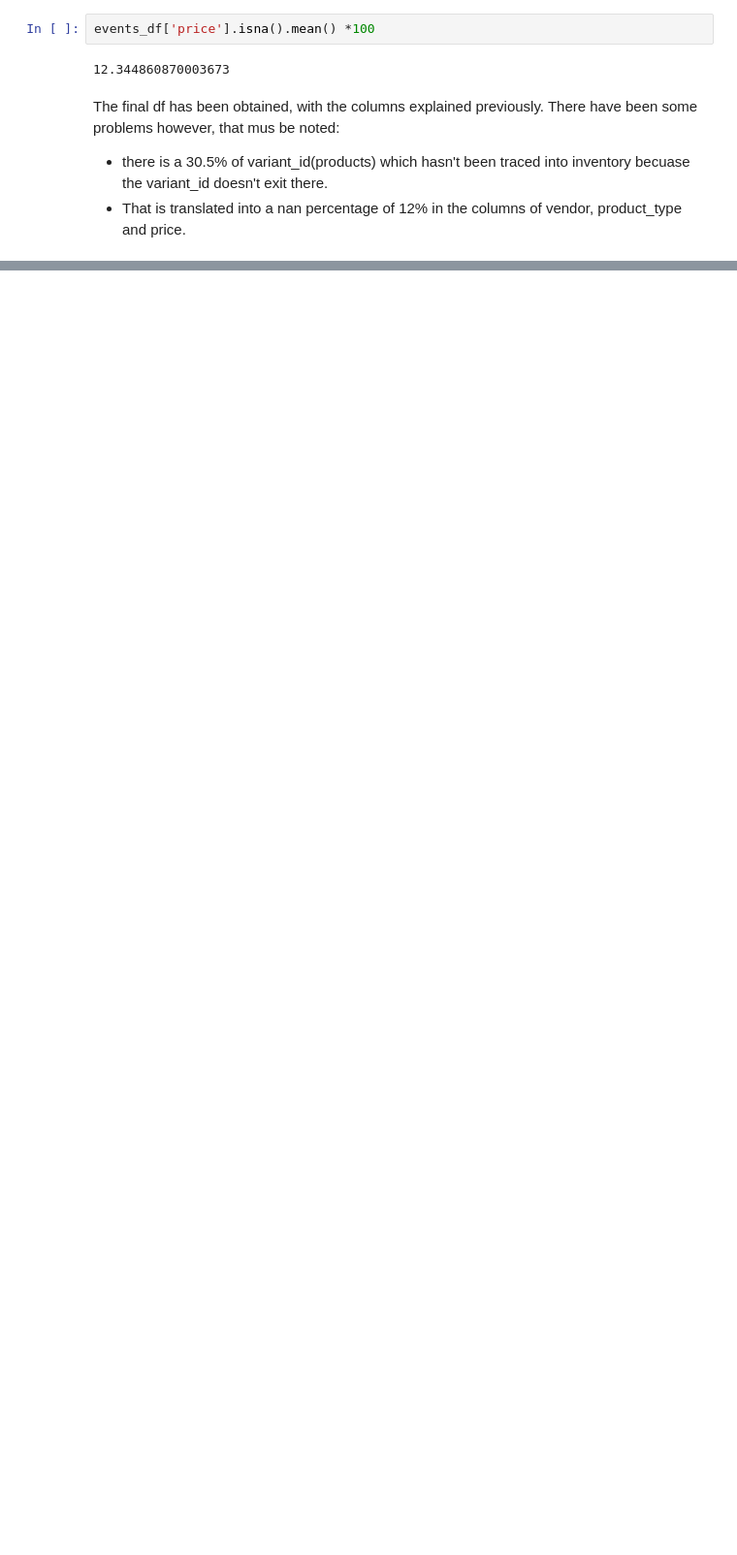
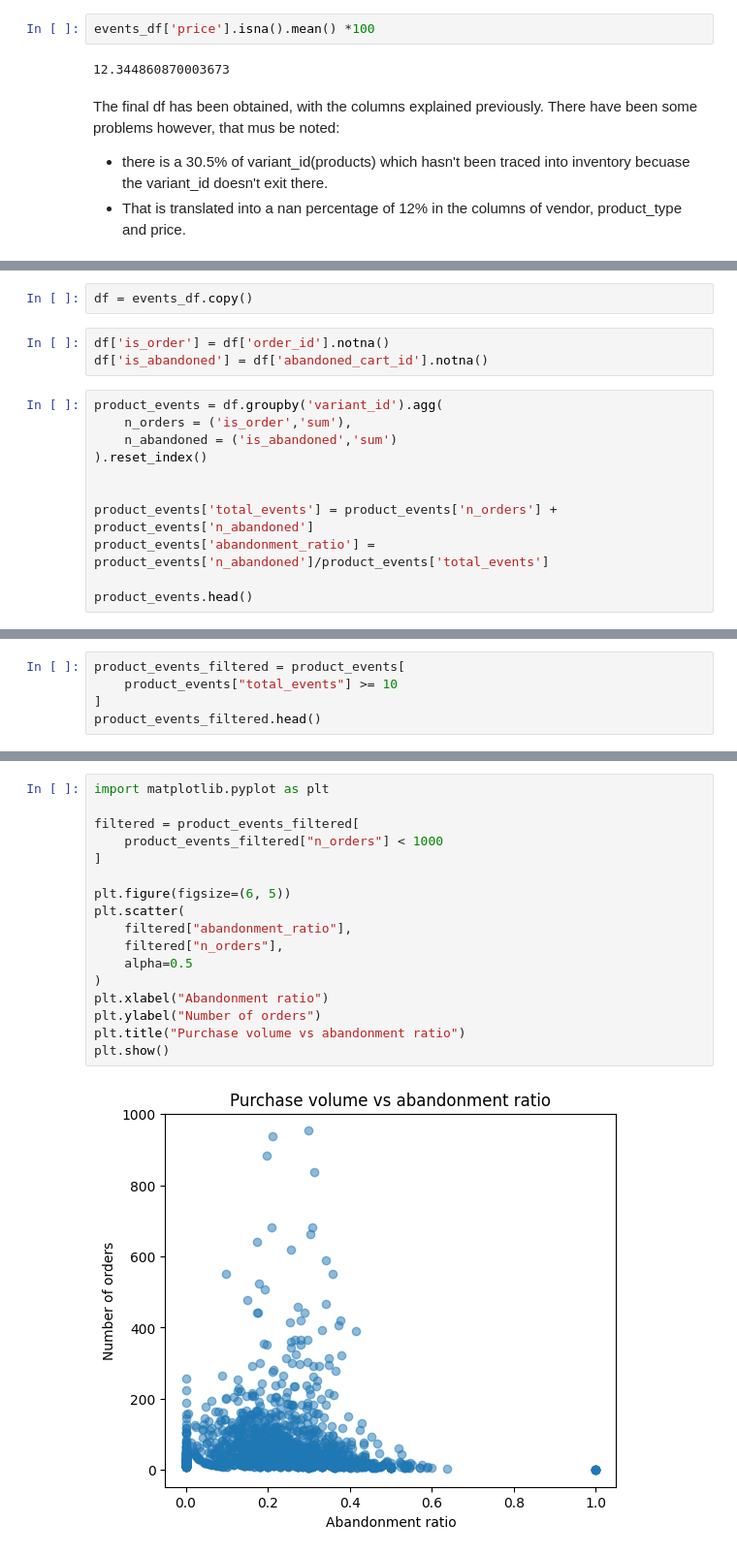
Before and after one commit to Pablomarttinn/zrive-ds, a Jupyter notebook: src/module_2/Work1.ipynb, the cells around one changed output, grey strips where cells are left out. Shown at 97% size. Saved outputs shown, nothing was run; the diff lists cells and outputs as text; blank space fills up the shorter version.

```diff
--- a/src/module_2/Work1.ipynb
+++ b/src/module_2/Work1.ipynb
@@ -401,0 +418,16 @@ The final df has been obtained, with the columns explained previously. There hav
+# %%
+df = events_df.copy()
+# %%
+df['is_order'] = df['order_id'].notna()
+df['is_abandoned'] = df['abandoned_cart_id'].notna()
+# %%
+product_events = df.groupby('variant_id').agg(
+    n_orders = ('is_order','sum'),
+    n_abandoned = ('is_abandoned','sum')
+).reset_index()
+
+
+product_events['total_events'] = product_events['n_orders'] + product_events['n_abandoned']
+product_events['abandonment_ratio'] = product_events['n_abandoned']/product_events['total_events']
+
+product_events.head()
@@ -401,0 +441,5 @@ The final df has been obtained, with the columns explained previously. There hav
+# %%
+product_events_filtered = product_events[
+    product_events["total_events"] >= 10
+]
+product_events_filtered.head()
@@ -401,0 +475,19 @@ The final df has been obtained, with the columns explained previously. There hav
+# %%
+import matplotlib.pyplot as plt
+
+filtered = product_events_filtered[
+    product_events_filtered["n_orders"] < 1000
+]
+
+plt.figure(figsize=(6, 5))
+plt.scatter(
+    filtered["abandonment_ratio"],
+    filtered["n_orders"],
+    alpha=0.5
+)
+plt.xlabel("Abandonment ratio")
+plt.ylabel("Number of orders")
+plt.title("Purchase volume vs abandonment ratio")
+plt.show()
+# %% [output]
+[figure, added]
```
Also changed, not shown: parts of 19 cells of this notebook, 1 other file.
